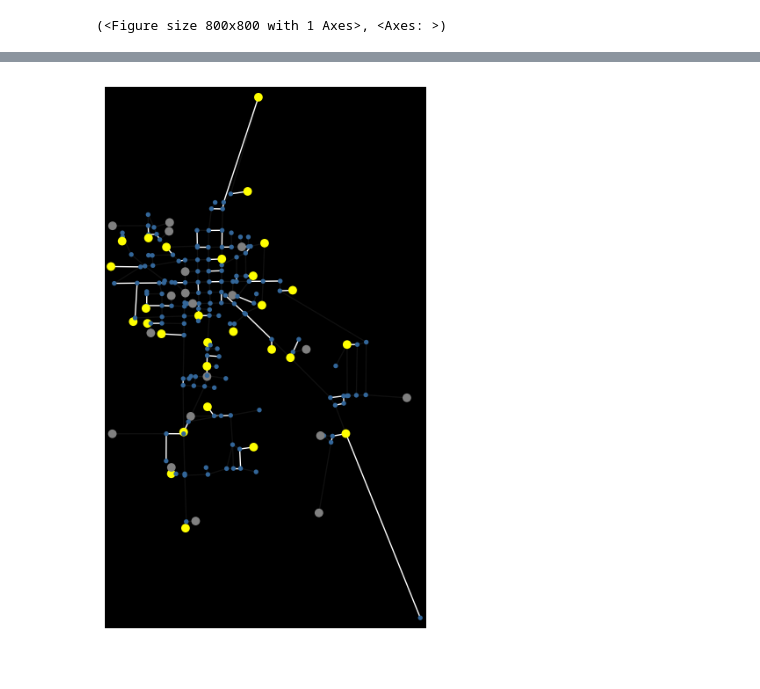
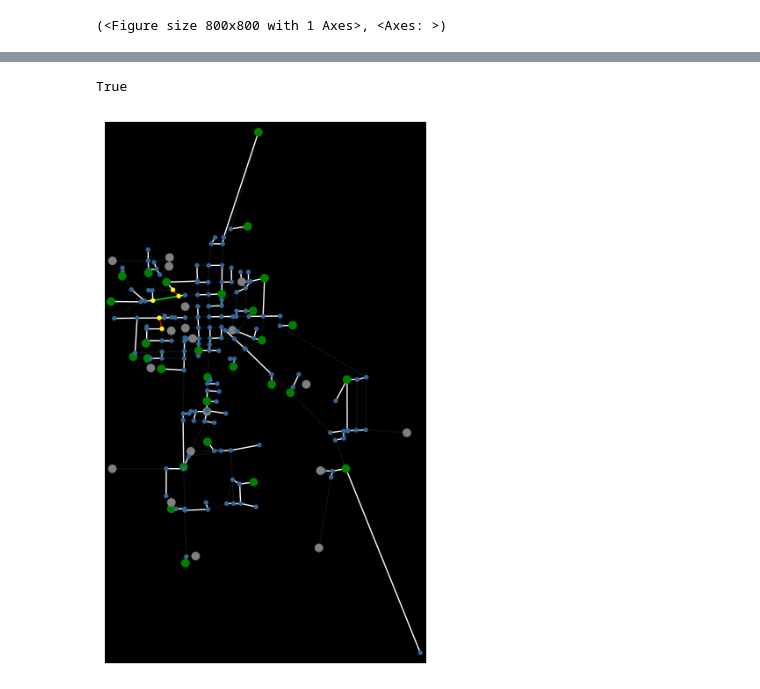
Before and after one commit to matt-banschbach/CMOR492-DWS, a Jupyter notebook: visualization/visual_sandbox.ipynb, the cells around one changed output, grey strips where cells are left out. Drawn from its saved outputs; the diff is of its cells as text; code cells hidden in the pictures.

Commit message:
Plotting works, conditionally highlights edges and nodes

```diff
--- a/visualization/visual_sandbox.ipynb
+++ b/visualization/visual_sandbox.ipynb
@@ -115,4 +113,4 @@ Duplicate edge (9936649913, 59155649) excluded
 Duplicate edge (9941438054, 59116270) excluded
 # %%
 
-source_nodes, treatment_nodes = source_treatment(G)
+source_nodes, treatment_nodes = source_treatment(G0)
@@ -143,18 +193,42 @@ with open("solutions\\z_sol_period_1.json", "r") as f:
 # %%
-def plot_pipe_network(graph, treatment_nodes, source_nodes, selected_treatment_centers, selected_edges):
+
+def plot_pipe_network(graph, treatment_nodes, source_nodes, selected_treatment_centers, selected_edges,
+                      highlighted_nodes=None, highlighted_edges=None):
+    """
+    Plots a pipe network with special colors for used/unused treatment nodes and selected edges.
+    """
     node_colors = []
     for node in graph.nodes:
-        if node in treatment_nodes:
+        if highlighted_nodes is not None and node in highlighted_nodes:
+            node_colors.append("yellow")
+        elif node in treatment_nodes:
             if selected_treatment_centers[node] == 1:
-                node_colors.append("yellow") # Node is a treatment node and is selected by model
+                node_colors.append("green") # Node is a treatment node and is selected by model
             else:
                 node_colors.append("gray") # Node is a treatment node but was not selected
         elif node in source_nodes:
-            node_colors.append("#336699")
-        else: # Uh-oh! All nodes should be either a treatment node or a source node.
-            node_colors.append("magenta")
+            node_colors.append("#336699") # A neutral blue color
+        else:
+            node_colors.append("magenta") # Uh-oh! All nodes should be either a treatment node or a source node.
 
-    edge_colors = ['white' if selected_edges[*e] == 1 else "#101010" for e in graph.edges(data=False)]
+    is_selected = lambda edge : selected_edges[*edge] == 1 or selected_edges[*edge[::-1]] == 1
+
+    edge_colors = []
+    for edge in graph.edges(data=False):
+        if highlighted_edges is not None and (edge in highlighted_edges or edge[::-1] in highlighted_edges):
+            if is_selected(edge):
+                edge_colors.append("#00FF00") # Bright green
+            else:
+                edge_colors.append("#FF0000") # Bright red
+        elif is_selected(edge):
+            edge_colors.append("white")
+        else:
+            edge_colors.append("#101010") # A dark grey color
+
+
+    # edge_colors = ['white' if selected_edges[*e] == 1 or selected_edges[*e[::-1]] == 1 else "#101010" for e in graph.edges(data=False)]
+    # Have to check if e or its reverse-order twin is in selected_edges
+    # print(selected_edges[59133185, 59123827] == 1)
 
     # node_colors = ['r' if node in treatment_nodes else '#336699' for node in G.nodes()]
 
@@ -164,6 +242,10 @@ def plot_pipe_network(graph, treatment_nodes, source_nodes, selected_treatment_c
+# %%
+(59123827, 59133185) in list(G.edges(keys=False, data=False))
+# %% [output]
+True
 # %%
-plot_pipe_network(G, treatment_nodes, source_nodes, y_sol_0, z_sol_0)
+plot_pipe_network(G, treatment_nodes, source_nodes, y_sol_0, z_sol_0, highlighted_nodes=nodes_changed_set, highlighted_edges=edges_changed)
 # %% [output]
-[figure, old version]
+[figure, new version]
 # %%
 plot_pipe_network(G, treatment_nodes, source_nodes, y_sol_1, z_sol_1)
```
Also changed, not shown: parts of 22 cells of this notebook.
